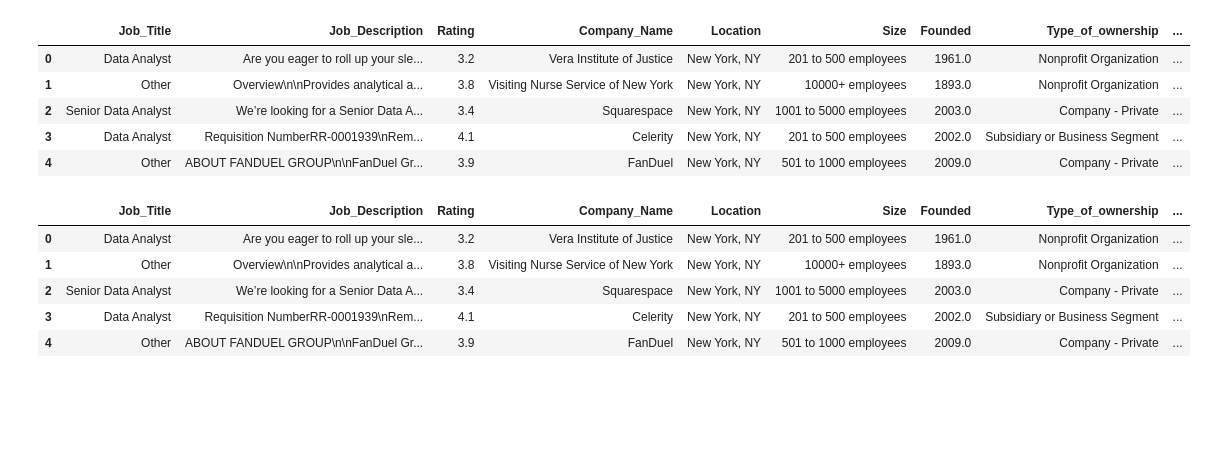
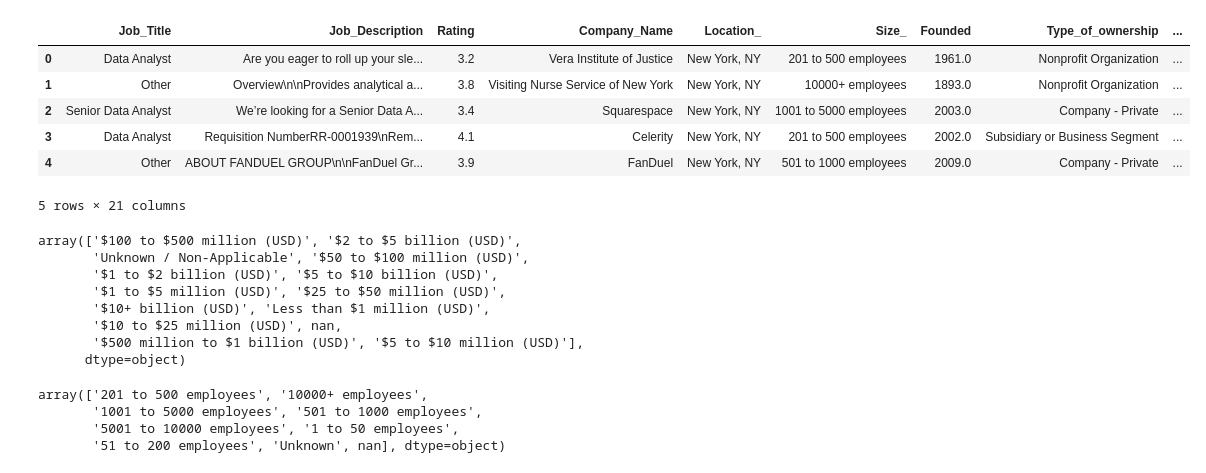
Before and after one commit to mjrotter4445/Psycho_Data_Squad_1, a Jupyter notebook: Data/Clean_Data_and_Code/cleaning4keep.ipynb, the cells around one changed output. Drawn from its saved outputs; the diff is of its cells as text; code cells hidden in the pictures; blank space fills up the shorter version.

```diff
--- a/Data/Clean_Data_and_Code/cleaning4keep.ipynb
+++ b/Data/Clean_Data_and_Code/cleaning4keep.ipynb
@@ -14,23 +15,18 @@ cities_df.head()   #state_code, id, city
 # %%
-df = pd.read_csv("cleaning3.csv")
+df = pd.read_csv("cleaning3.csv").rename(columns={"Location": "Location_", "Size": "Size_", "Industry": "Industry_", "Sector": "Sector_", "Revenue": "Revenue_", "State": "State_"})
 df.head()
 # %% [output]
-|  | Job_Title | Job_Description | Rating | Company_Name | Location | Size | Founded | Type_of_ownership | ... |
+|  | Job_Title | Job_Description | Rating | Company_Name | Location_ | Size_ | Founded | Type_of_ownership | ... |
 | 0 | Data Analyst | Are you eager to roll up your sle... | 3.2 | Vera Institute of Justice | New York, NY | 201 to 500 employees | 1961.0 | Nonprofit Organization | ... |
 | 1 | Other | Overview\n\nProvides analytical a... | 3.8 | Visiting Nurse Service of New York | New York, NY | 10000+ employees | 1893.0 | Nonprofit Organization | ... |
 | 2 | Senior Data Analyst | We’re looking for a Senior Data A... | 3.4 | Squarespace | New York, NY | 1001 to 5000 employees | 2003.0 | Company - Private | ... |
 | 3 | Data Analyst | Requisition NumberRR-0001939\nRem... | 4.1 | Celerity | New York, NY | 201 to 500 employees | 2002.0 | Subsidiary or Business Segment | ... |
 | 4 | Other | ABOUT FANDUEL GROUP\n\nFanDuel Gr... | 3.9 | FanDuel | New York, NY | 501 to 1000 employees | 2009.0 | Company - Private | ... |
+5 rows × 21 columns
 # %%
-merge_df = df.merge (cities_df, on=["City", "State"]).drop(columns=["City", "State"])
-merge_df.head()
+# df = df.merge (cities_df, on=["City", "State"]).drop(columns=["City", "State"])
+# merge_df.head()
+# df = df.drop(columns=["City", "State_"])
-# %% [output]
-|  | Job_Title | Job_Description | Rating | Company_Name | Location | Size | Founded | Type_of_ownership | ... |
-| 0 | Data Analyst | Are you eager to roll up your sle... | 3.2 | Vera Institute of Justice | New York, NY | 201 to 500 employees | 1961.0 | Nonprofit Organization | ... |
-| 1 | Other | Overview\n\nProvides analytical a... | 3.8 | Visiting Nurse Service of New York | New York, NY | 10000+ employees | 1893.0 | Nonprofit Organization | ... |
-| 2 | Senior Data Analyst | We’re looking for a Senior Data A... | 3.4 | Squarespace | New York, NY | 1001 to 5000 employees | 2003.0 | Company - Private | ... |
-| 3 | Data Analyst | Requisition NumberRR-0001939\nRem... | 4.1 | Celerity | New York, NY | 201 to 500 employees | 2002.0 | Subsidiary or Business Segment | ... |
-| 4 | Other | ABOUT FANDUEL GROUP\n\nFanDuel Gr... | 3.9 | FanDuel | New York, NY | 501 to 1000 employees | 2009.0 | Company - Private | ... |
 # %%
 #pandas.DataFrame.to_csv
 #pd.DataFrame.to_csv
@@ -39,3 +35,14 @@ merge_df.head()
 #output_data_file="cleaning4.csv"
 # Export the City_Data into a CSV.
 #merge_df.to_csv(output_data_file,index=False)
+# %%
+df["Revenue_"].unique()
+# %% [output]
+array(['$100 to $500 million (USD)', '$2 to $5 billion (USD)',
+       'Unknown / Non-Applicable', '$50 to $100 million (USD)',
+       '$1 to $2 billion (USD)', '$5 to $10 billion (USD)',
+       '$1 to $5 million (USD)', '$25 to $50 million (USD)',
+       '$10+ billion (USD)', 'Less than $1 million (USD)',
+       '$10 to $25 million (USD)', nan,
+       '$500 million to $1 billion (USD)', '$5 to $10 million (USD)'],
+      dtype=object)
@@ -41,0 +51,7 @@ merge_df.head()
+# %%
+df["Size_"].unique()
+# %% [output]
+array(['201 to 500 employees', '10000+ employees',
+       '1001 to 5000 employees', '501 to 1000 employees',
+       '5001 to 10000 employees', '1 to 50 employees',
+       '51 to 200 employees', 'Unknown', nan], dtype=object)
```
Also changed, not shown: parts of 8 cells of this notebook, 4 other files.
